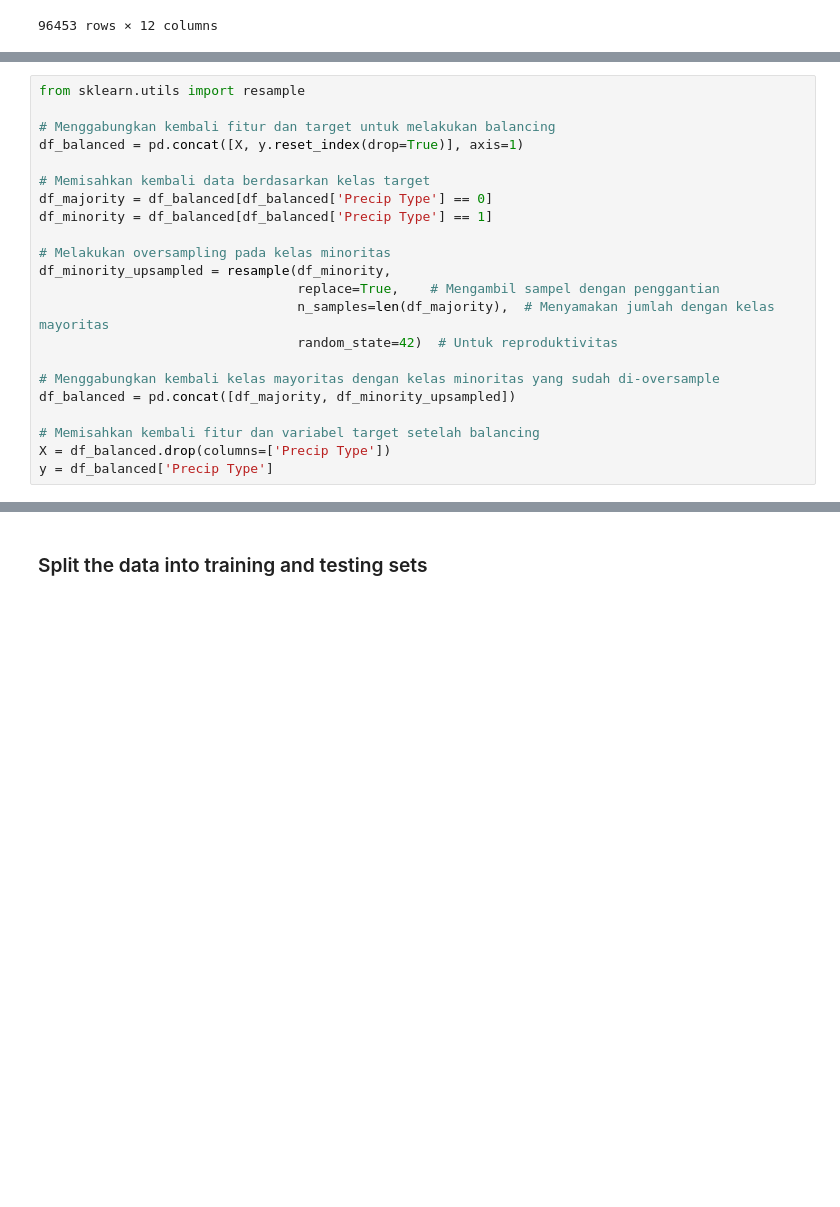
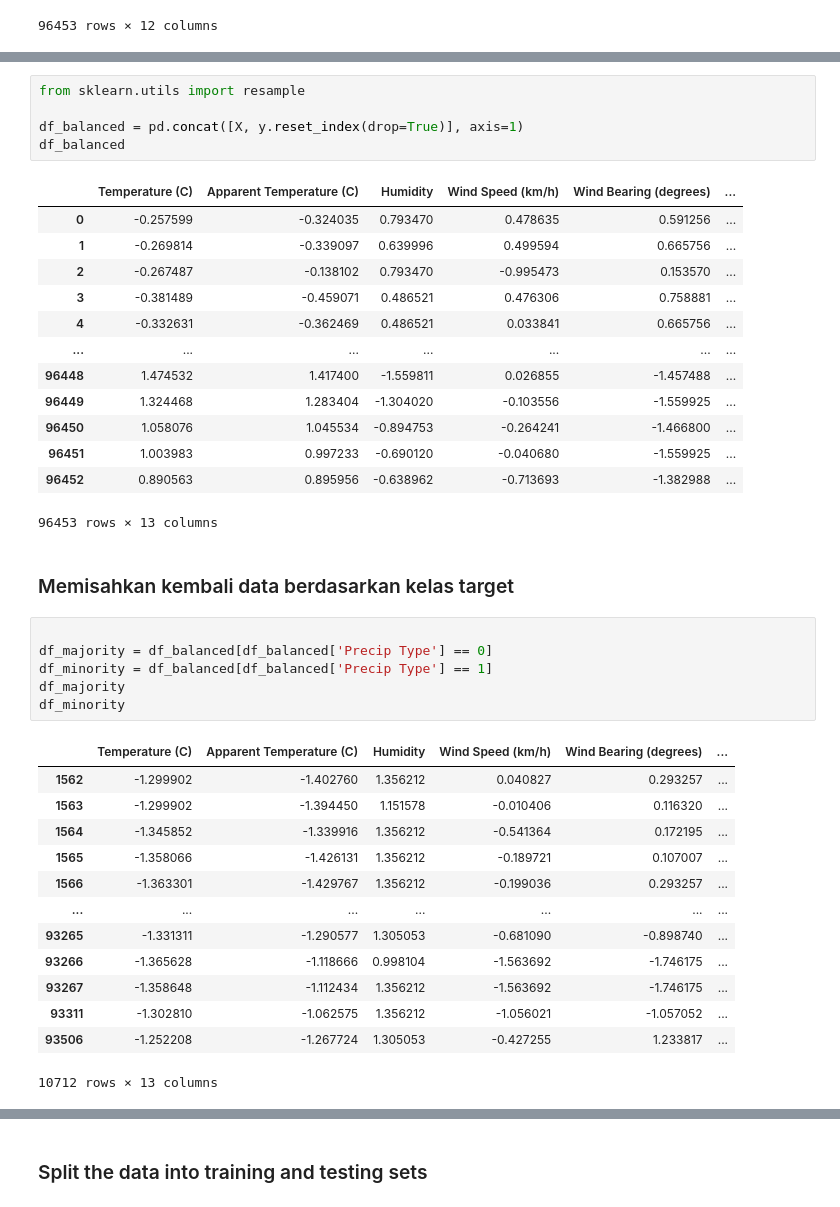
Before and after one commit to Brightlyviryaa/weather_prediction_regression_model, a Jupyter notebook: UTS2024_IF540L_E_Kelompok_4.ipynb, the cells around one changed output, grey strips where cells are left out. Saved outputs shown, nothing was run; the diff lists cells and outputs as text; blank space fills up the shorter version.

Commit message:
Rapihkan notebook balancing

```diff
--- a/UTS2024_IF540L_E_Kelompok_4.ipynb
+++ b/UTS2024_IF540L_E_Kelompok_4.ipynb
@@ -253,22 +256,41 @@ X
 # %%
 from sklearn.utils import resample
 
-# Menggabungkan kembali fitur dan target untuk melakukan balancing
 df_balanced = pd.concat([X, y.reset_index(drop=True)], axis=1)
-
-# Memisahkan kembali data berdasarkan kelas target
-df_majority = df_balanced[df_balanced['Precip Type'] == 0]
-df_minority = df_balanced[df_balanced['Precip Type'] == 1]
-
-# Melakukan oversampling pada kelas minoritas
-df_minority_upsampled = resample(df_minority,
-                                 replace=True,    # Mengambil sampel dengan penggantian
-                                 n_samples=len(df_majority),  # Menyamakan jumlah dengan kelas mayoritas
-                                 random_state=42)  # Untuk reproduktivitas
-
-# Menggabungkan kembali kelas mayoritas dengan kelas minoritas yang sudah di-oversample
-df_balanced = pd.concat([df_majority, df_minority_upsampled])
-
-# Memisahkan kembali fitur dan variabel target setelah balancing
-X = df_balanced.drop(columns=['Precip Type'])
-y = df_balanced['Precip Type']
+df_balanced
+# %% [output]
+|  | Temperature (C) | Apparent Temperature (C) | Humidity | Wind Speed (km/h) | Wind Bearing (degrees) | ... |
+| 0 | -0.257599 | -0.324035 | 0.793470 | 0.478635 | 0.591256 | ... |
+| 1 | -0.269814 | -0.339097 | 0.639996 | 0.499594 | 0.665756 | ... |
+| 2 | -0.267487 | -0.138102 | 0.793470 | -0.995473 | 0.153570 | ... |
+| 3 | -0.381489 | -0.459071 | 0.486521 | 0.476306 | 0.758881 | ... |
+| 4 | -0.332631 | -0.362469 | 0.486521 | 0.033841 | 0.665756 | ... |
+| ... | ... | ... | ... | ... | ... | ... |
+| 96448 | 1.474532 | 1.417400 | -1.559811 | 0.026855 | -1.457488 | ... |
+| 96449 | 1.324468 | 1.283404 | -1.304020 | -0.103556 | -1.559925 | ... |
+| 96450 | 1.058076 | 1.045534 | -0.894753 | -0.264241 | -1.466800 | ... |
+| 96451 | 1.003983 | 0.997233 | -0.690120 | -0.040680 | -1.559925 | ... |
+| 96452 | 0.890563 | 0.895956 | -0.638962 | -0.713693 | -1.382988 | ... |
+96453 rows × 13 columns
+# %% [markdown]
+### Memisahkan kembali data berdasarkan kelas target
+# %%
+
+df_majority = df_balanced[df_balanced['Precip Type'] == 0]
+df_minority = df_balanced[df_balanced['Precip Type'] == 1]
+df_majority
+df_minority
+# %% [output]
+|  | Temperature (C) | Apparent Temperature (C) | Humidity | Wind Speed (km/h) | Wind Bearing (degrees) | ... |
+| 1562 | -1.299902 | -1.402760 | 1.356212 | 0.040827 | 0.293257 | ... |
+| 1563 | -1.299902 | -1.394450 | 1.151578 | -0.010406 | 0.116320 | ... |
+| 1564 | -1.345852 | -1.339916 | 1.356212 | -0.541364 | 0.172195 | ... |
+| 1565 | -1.358066 | -1.426131 | 1.356212 | -0.189721 | 0.107007 | ... |
+| 1566 | -1.363301 | -1.429767 | 1.356212 | -0.199036 | 0.293257 | ... |
+| ... | ... | ... | ... | ... | ... | ... |
+| 93265 | -1.331311 | -1.290577 | 1.305053 | -0.681090 | -0.898740 | ... |
+| 93266 | -1.365628 | -1.118666 | 0.998104 | -1.563692 | -1.746175 | ... |
+| 93267 | -1.358648 | -1.112434 | 1.356212 | -1.563692 | -1.746175 | ... |
+| 93311 | -1.302810 | -1.062575 | 1.356212 | -1.056021 | -1.057052 | ... |
+| 93506 | -1.252208 | -1.267724 | 1.305053 | -0.427255 | 1.233817 | ... |
+10712 rows × 13 columns
```
Also changed, not shown: parts of 8 cells of this notebook, 1 other file.
